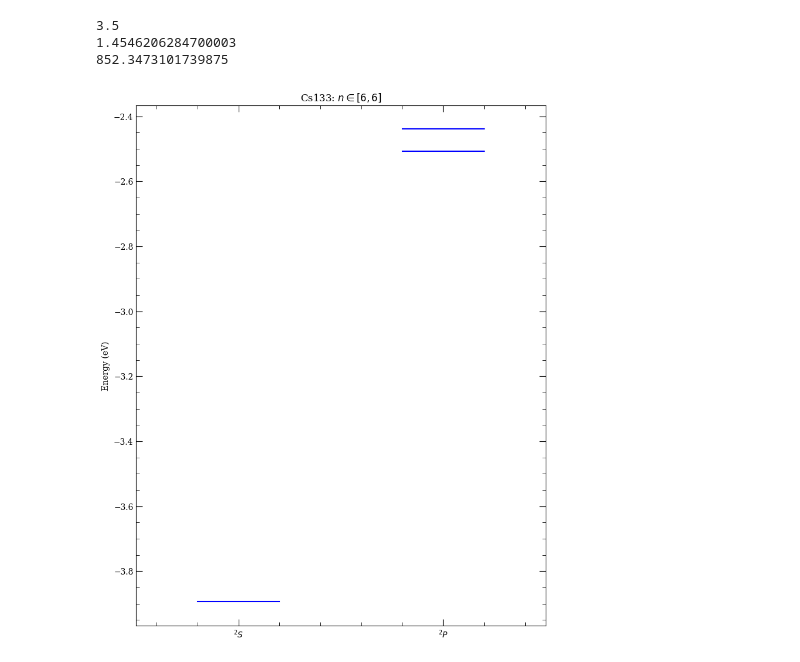
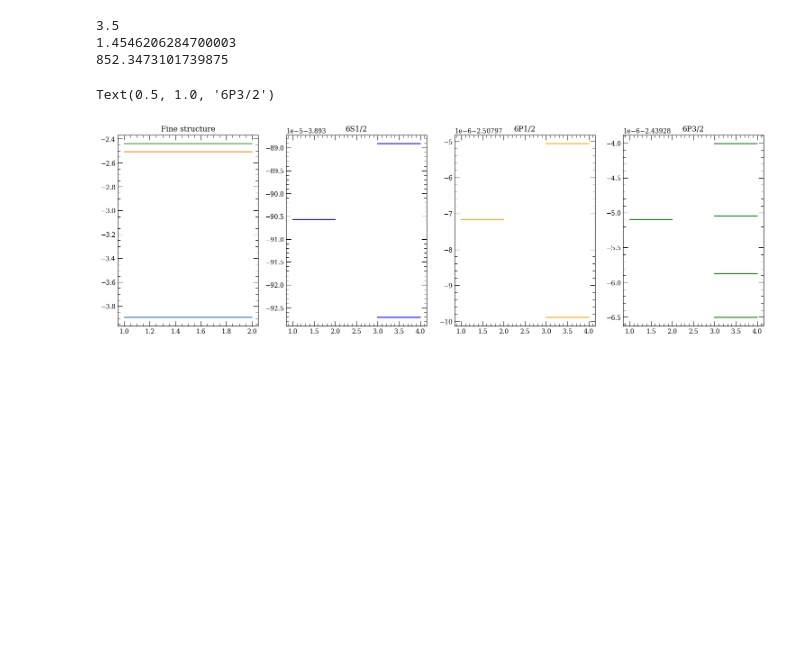
Before and after one commit to maimounabocoum/Mai-Qtip, a Jupyter notebook: Cesium.ipynb, the cells around one changed output. Drawn from its saved outputs; the diff is of its cells as text; code cells hidden in the pictures; blank space fills up the shorter version.

Commit message:
Now working the energy levels of HPS

```diff
--- a/Cesium.ipynb
+++ b/Cesium.ipynb
@@ -12,32 +12,83 @@ def eV_to_nm(x):
 # %%
 # Load parameters for Caesium
 atom = Caesium()
 
 nmin = 6  # Minimum n
 nmax = 6  # Maximum n
 lmin = 0  # Minimum l
 lmax = 1  # Maxmium l
 
 # return nuclear spin of Cs
 print(atom.I)
 
 # return energy of hyperfine spin state of Cs in eV - atom.getEnergy(n,l,j,s)
 
 # For n=6 , l=0 => (J=1/2, F = 3,4 )
 # For n=6 , l=1 => (J=1/2, F = 3,4 ) and (J=3/2, F = 2,3,4,5)
 
 print( atom.getEnergy(6,1,1.5) - atom.getEnergy(6,0,0.5) )
 print( eV_to_nm( atom.getEnergy(6,1,1.5) - atom.getEnergy(6,0,0.5) ))
 
+# get the hyperfine structure coupling coefficient for each line
+Coeff_ground    = atom.getHFSCoefficients(6,0,0.5)
+Coeff_D1        = atom.getHFSCoefficients(6,1,0.5)
+Coeff_D2        = atom.getHFSCoefficients(6,1,1.5)
 
 
+# From the HPS coefficient, evaluation of the hypefine split for each line:
+ # AlkaliAtom.getHFSEnergyShift( J , F , A , B , by default s=0.5 for alkalis)
+
+E_hfs_ground       = np.empty(2, dtype=float)
+E_hfs_ground[0]    = atom.getHFSEnergyShift( 0.5, 3, Coeff_ground[0], Coeff_ground[1] )
+E_hfs_ground[1]    = atom.getHFSEnergyShift( 0.5, 4, Coeff_ground[0], Coeff_ground[1] )
+
+E_hfs_D1           = np.empty(2, dtype=float)
+E_hfs_D1[0]        = atom.getHFSEnergyShift( 0.5, 3, Coeff_D1[0], Coeff_D1[1] )
+E_hfs_D1[1]        = atom.getHFSEnergyShift( 0.5, 4, Coeff_D1[0], Coeff_D1[1] )
+
+E_hfs_D2           = np.empty(4, dtype=float)
+E_hfs_D2[0]        = atom.getHFSEnergyShift( 1.5, 2, Coeff_D2[0], Coeff_D2[1] )
+E_hfs_D2[1]        = atom.getHFSEnergyShift( 1.5, 3, Coeff_D2[0], Coeff_D2[1] )
+E_hfs_D2[2]        = atom.getHFSEnergyShift( 1.5, 4, Coeff_D2[0], Coeff_D2[1] )
+E_hfs_D2[3]        = atom.getHFSEnergyShift( 1.5, 5, Coeff_D2[0], Coeff_D2[1] )
+
+
+fig, axs = plt.subplots(1, 4)
+fig.set_size_inches(18.5, 5.5)
+# plot energy lines of fine structure
+axs[0].plot([1,2], [atom.getEnergy(6,0,0.5),atom.getEnergy(6,0,0.5)], label = "line 1")
+axs[0].plot([1,2], [atom.getEnergy(6,1,0.5),atom.getEnergy(6,1,0.5)], label = "line 2")
+axs[0].plot([1,2], [atom.getEnergy(6,1,1.5),atom.getEnergy(6,1,1.5)], label = "line 2")
+axs[0].set_title('Fine structure')
+
+# plot energy lines of hyperfine structure
+axs[1].plot([1,2], [atom.getEnergy(6,0,0.5),atom.getEnergy(6,0,0.5)] , label = "line 1", color='blue')
+axs[1].plot([3,4], [atom.getEnergy(6,0,0.5),atom.getEnergy(6,0,0.5)] + Hz_to_ev(E_hfs_ground[0]), label = "line 1", color='blue')
+axs[1].plot([3,4], [atom.getEnergy(6,0,0.5),atom.getEnergy(6,0,0.5)] + Hz_to_ev(E_hfs_ground[1]), label = "line 1", color='blue')
+axs[1].set_title('6S1/2')
+
+# plot energy lines of hyperfine structure
+axs[2].plot([1,2], [atom.getEnergy(6,1,0.5),atom.getEnergy(6,1,0.5)] , label = "line 1", color='orange')
+axs[2].plot([3,4], [atom.getEnergy(6,1,0.5),atom.getEnergy(6,1,0.5)] + Hz_to_ev(E_hfs_D1[0]), label = "line 1", color='orange')
+axs[2].plot([3,4], [atom.getEnergy(6,1,0.5),atom.getEnergy(6,1,0.5)] + Hz_to_ev(E_hfs_D1[1]), label = "line 1", color='orange')
+axs[2].set_title('6P1/2')
+
+# plot energy lines of hyperfine structure
+axs[3].plot([1,2], [atom.getEnergy(6,1,1.5),atom.getEnergy(6,1,1.5)] , label = "line 1", color='green')
+axs[3].plot([3,4], [atom.getEnergy(6,1,1.5),atom.getEnergy(6,1,1.5)] + Hz_to_ev(E_hfs_D2[0]), label = "line 1", color='green')
+axs[3].plot([3,4], [atom.getEnergy(6,1,1.5),atom.getEnergy(6,1,1.5)] + Hz_to_ev(E_hfs_D2[1]), label = "line 1", color='green')
+axs[3].plot([3,4], [atom.getEnergy(6,1,1.5),atom.getEnergy(6,1,1.5)] + Hz_to_ev(E_hfs_D2[2]), label = "line 1", color='green')
+axs[3].plot([3,4], [atom.getEnergy(6,1,1.5),atom.getEnergy(6,1,1.5)] + Hz_to_ev(E_hfs_D2[3]), label = "line 1", color='green')
+axs[3].set_title('6P3/2')
+
 # Plot Energy Levels of Cesium
-levels = LevelPlot(atom)
-levels.makeLevels(nmin, nmax, lmin, lmax)
-levels.drawLevels()
-levels.showPlot()
+#levels = LevelPlot(atom)
+#levels.makeLevels(nmin, nmax, lmin, lmax)
+#levels.drawLevels()
+#levels.showPlot()
 # %% [output]
 3.5
 1.4546206284700003
 852.3473101739875
+Text(0.5, 1.0, '6P3/2')
-[figure, old version]
+[figure, new version]
```
Also changed, not shown: parts of 2 cells of this notebook.
